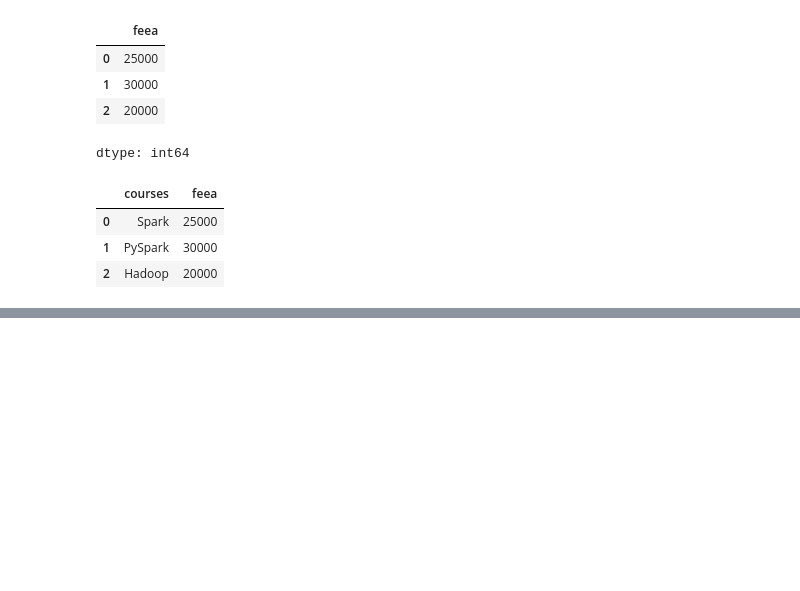
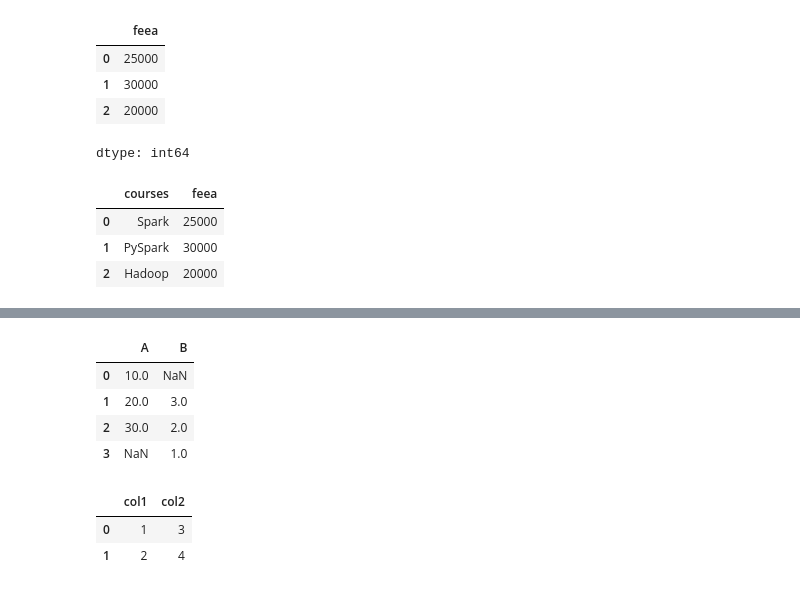
Before and after one commit to tjdwn123/2025-1-myclass-BDA, a Jupyter notebook: inclass/02W_A_0317_pandas_basic.ipynb, the cells around one changed output, grey strips where cells are left out. Cells and saved outputs as stored; diff of their text form; code cells hidden in the pictures; blank space fills up the shorter version.

```diff
--- a/inclass/02W_A_0317_pandas_basic.ipynb
+++ b/inclass/02W_A_0317_pandas_basic.ipynb
@@ -278,0 +357,17 @@ pd.DataFrame({courses.name:courses,fees.name:fees}) # Call pd.DataFrame directly
+# %%
+df=pd.DataFrame({'A':pd.Series([10,20,30], index=[0,1,2]),'B':pd.Series([3,2,1],index=[1,2,3])})
+df
+# %% [output]
+|  | A | B |
+| 0 | 10.0 | NaN |
+| 1 | 20.0 | 3.0 |
+| 2 | 30.0 | 2.0 |
+| 3 | NaN | 1.0 |
+# %%
+d={'col1':[1,2],'col2':[3,4]}
+df=pd.DataFrame(d)
+df
+# %% [output]
+|  | col1 | col2 |
+| 0 | 1 | 3 |
+| 1 | 2 | 4 |
```
Also changed, not shown: parts of 23 cells of this notebook.
